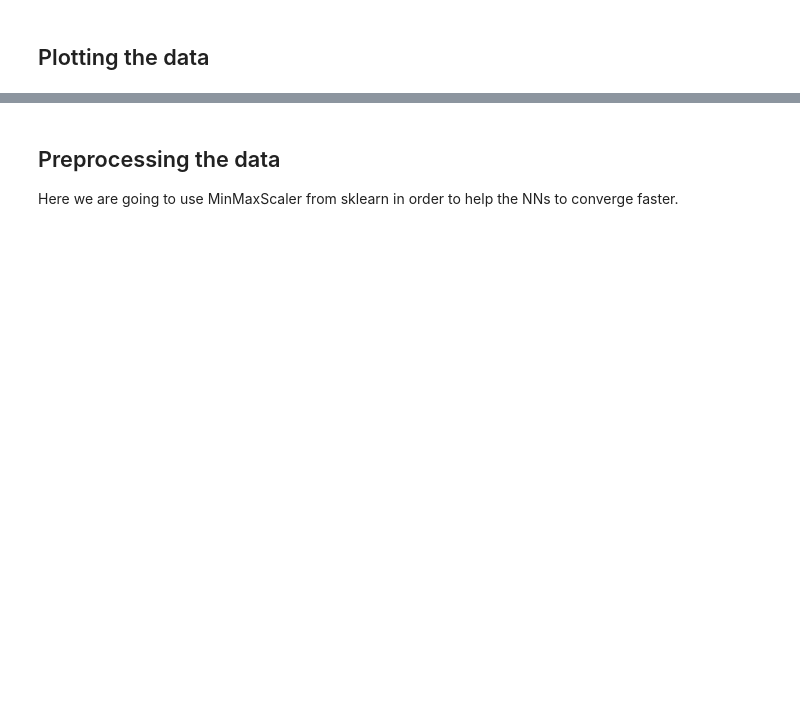
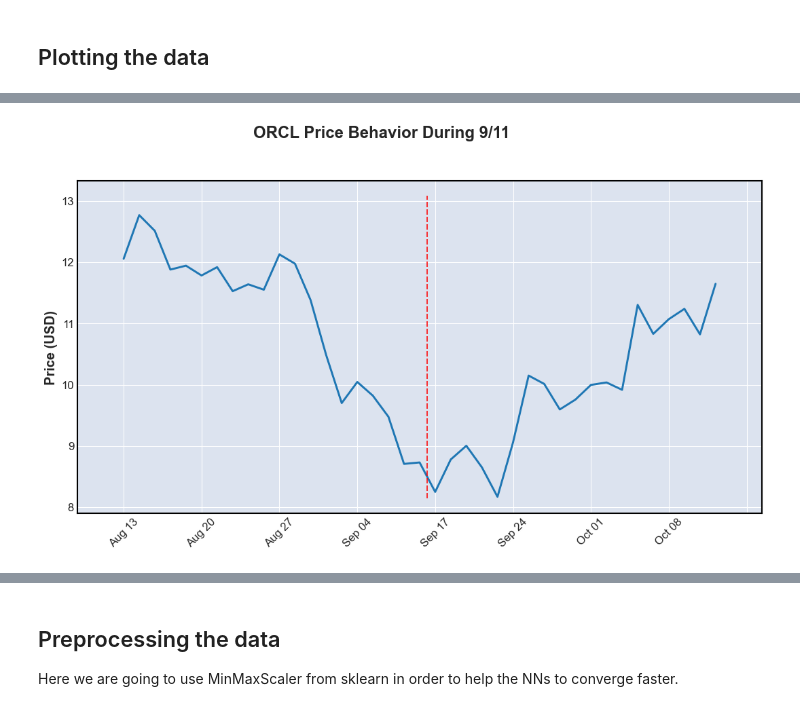
Before and after one commit to RafaelTakata0105/Stock_forecasting_ML, a Jupyter notebook: notebooks/Stock_forecasting_ML.ipynb, the cells around one changed output, grey strips where cells are left out. Cells and saved outputs as stored; diff of their text form; code cells hidden in the pictures; blank space fills up the shorter version.

```diff
--- a/notebooks/Stock_forecasting_ML.ipynb
+++ b/notebooks/Stock_forecasting_ML.ipynb
@@ -153,0 +168,4 @@ mpf.plot(
+# %%
+# Lambda function to slice the historical DataFrame 'df' by date range
+extract_period = lambda data, start, end: data.loc[start:end].copy()
+df.head()
@@ -153,0 +180,5 @@ mpf.plot(
+# %%
+#9/11
+end_date = "2001-10-11"
+start_date = "2001-08-11"
+df_9_11 = extract_period(df, start_date, end_date)
@@ -153,0 +195,26 @@ mpf.plot(
+# %%
+# 1. Define the date(s) as a simple list of strings
+vline_dates = ['2001-09-11']
+
+# 2. Create a single configuration dictionary
+# The dates must be assigned to the key 'vlines' inside this dictionary.
+vlines_config = {
+    'vlines': vline_dates,
+    'colors': 'red',
+    'linewidths': 1.5,
+    'linestyle': '--',
+    'alpha': 0.8
+}
+
+# 3. Plotting
+mpf.plot(
+    df_9_11,
+    type='line',
+    title='ORCL Price Behavior During 9/11',
+    ylabel='Price (USD)',
+    figsize=(14, 7),
+    vlines=vlines_config,  # Pass the config dict directly to the vlines parameter
+
+)
+# %% [output]
+[figure, added]
```
Also changed, not shown: parts of 17 cells of this notebook.
